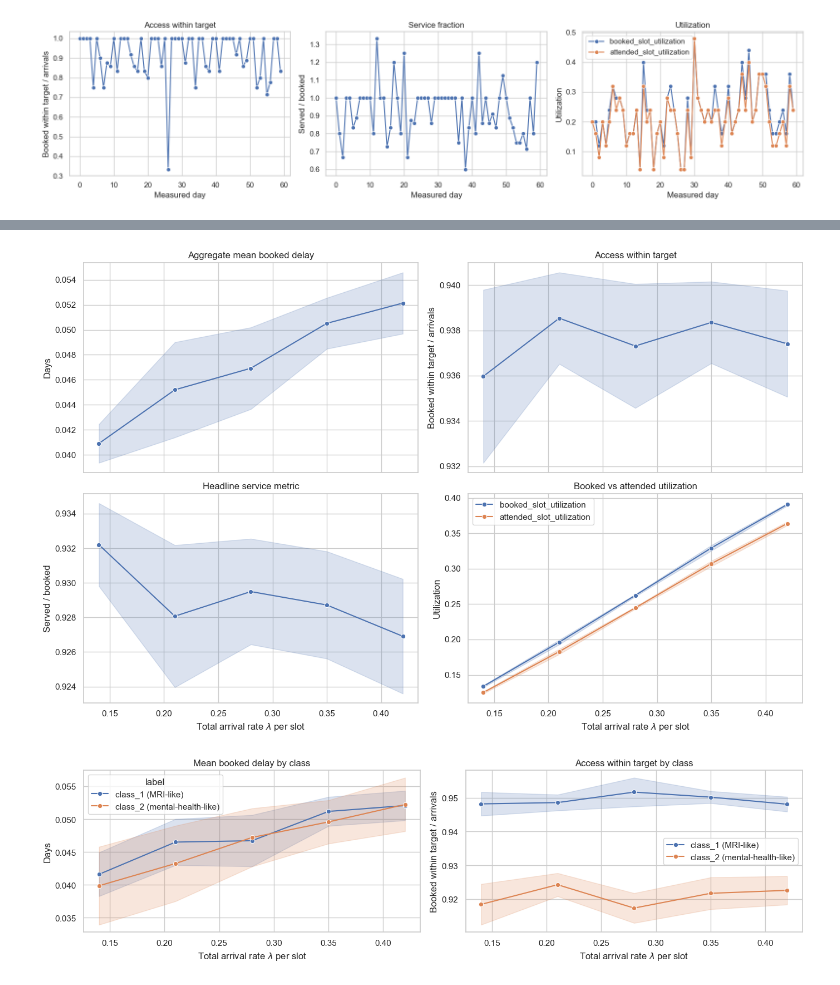
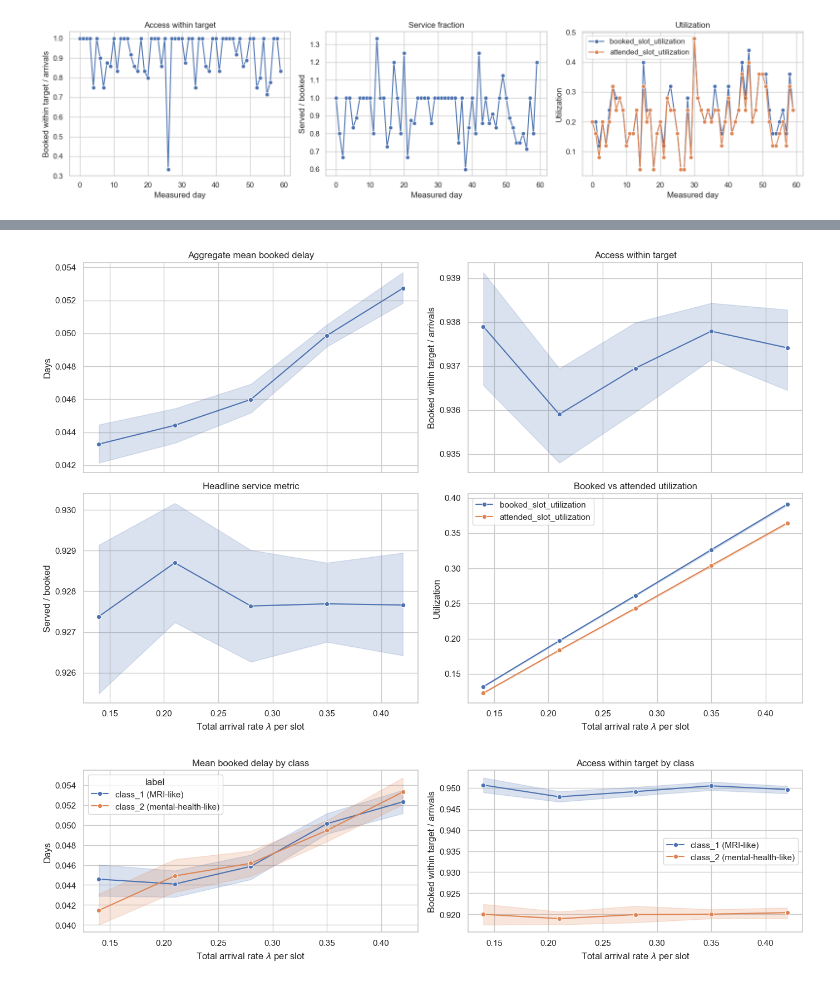
Before and after one commit to alexandre-sdd/research_cuimc_queuing, a Jupyter notebook: Notebooks/simulation.ipynb, the cells around one changed output, grey strips where cells are left out. Cells and saved outputs as stored; diff of their text form; code cells hidden in the pictures.

Commit message:
notebooks: add replication-based robustness

```diff
--- a/Notebooks/simulation.ipynb
+++ b/Notebooks/simulation.ipynb
@@ -176,9 +178,10 @@ BASE_CLASSES = make_classes(**ACTIVE_CONFIG["classes"])
 BASE_POLICY = ACTIVE_CONFIG["policy"]
 BASE_P = ACTIVE_CONFIG["classes"]["class_1_share"]
 BASE_BALK_VARIANT = ACTIVE_CONFIG["classes"]["balk_variant"]
+SWEEP_REPLICATIONS = 30
 
 
-def sweep_total_arrival_rate(total_lambdas, replications=5, policy=None, p=None, balk_variant=None):
+def sweep_total_arrival_rate(total_lambdas, replications=SWEEP_REPLICATIONS, policy=None, p=None, balk_variant=None):
     p = BASE_P if p is None else p
     balk_variant = BASE_BALK_VARIANT if balk_variant is None else balk_variant
     aggregate_rows = []
@@ -328,7 +331,21 @@ The sweep below varies the total demand rate `\lambda` while holding the class m
 # %%
 total_lambdas = [0.14, 0.21, 0.28, 0.35, 0.42]
-aggregate_df, class_df = sweep_total_arrival_rate(total_lambdas, replications=5, policy=FCFSPolicy())
+aggregate_df, class_df = sweep_total_arrival_rate(total_lambdas, replications=SWEEP_REPLICATIONS, policy=FCFSPolicy())
 
-display(aggregate_df.head())
+aggregate_summary = (
+    aggregate_df.groupby("lambda_total")
+    .agg(
+        replications=("replication", "nunique"),
+        mean_delay_booked_mean=("mean_delay_booked", "mean"),
+        mean_delay_booked_sd=("mean_delay_booked", "std"),
+        served_per_booked_mean=("served_per_booked", "mean"),
+        served_per_booked_sd=("served_per_booked", "std"),
+        booked_slot_utilization_mean=("booked_slot_utilization", "mean"),
+        booked_slot_utilization_sd=("booked_slot_utilization", "std"),
+    )
+    .reset_index()
+)
+
+display(aggregate_summary)
 class_df.head()
 # %% [output]
@@ -352,7 +369,7 @@ sns.lineplot(
     x="lambda_total",
     y="mean_delay_booked",
     estimator="mean",
-    errorbar="sd",
+    errorbar=("ci", 95),
     marker="o",
     ax=axes[0, 0],
 )
@@ -365,7 +382,7 @@ sns.lineplot(
     x="lambda_total",
     y="booked_within_access_target_per_arrival",
     estimator="mean",
-    errorbar="sd",
+    errorbar=("ci", 95),
     marker="o",
     ax=axes[0, 1],
 )
@@ -378,7 +395,7 @@ sns.lineplot(
     x="lambda_total",
     y="served_per_booked",
     estimator="mean",
-    errorbar="sd",
+    errorbar=("ci", 95),
     marker="o",
     ax=axes[1, 0],
 )
@@ -397,7 +414,7 @@ sns.lineplot(
     y="value",
     hue="metric",
     estimator="mean",
-    errorbar="sd",
+    errorbar=("ci", 95),
     marker="o",
     ax=axes[1, 1],
 )
@@ -408,39 +425,39 @@ axes[1, 1].legend(title="")
 
 plt.tight_layout()
 # %% [output]
-[figure, old version]
+[figure, new version]
 # %%
 fig, axes = plt.subplots(1, 2, figsize=(14, 4), sharex=True)
 
 sns.lineplot(
     data=class_df,
     x="lambda_total",
     y="mean_delay_booked",
     hue="label",
     estimator="mean",
-    errorbar="sd",
+    errorbar=("ci", 95),
     marker="o",
     ax=axes[0],
 )
 axes[0].set_title("Mean booked delay by class")
 axes[0].set_xlabel(r"Total arrival rate $\lambda$ per slot")
 axes[0].set_ylabel("Days")
 
 sns.lineplot(
     data=class_df,
     x="lambda_total",
     y="booked_within_access_target_per_arrival",
     hue="label",
     estimator="mean",
-    errorbar="sd",
+    errorbar=("ci", 95),
     marker="o",
     ax=axes[1],
 )
 axes[1].set_title("Access within target by class")
 axes[1].set_xlabel(r"Total arrival rate $\lambda$ per slot")
 axes[1].set_ylabel("Booked within target / arrivals")
 axes[1].legend(title="")
 
 plt.tight_layout()
 # %% [output]
-[figure, old version]
+[figure, new version]
```
Also changed, not shown: parts of 3 cells of this notebook, 2 other files.
